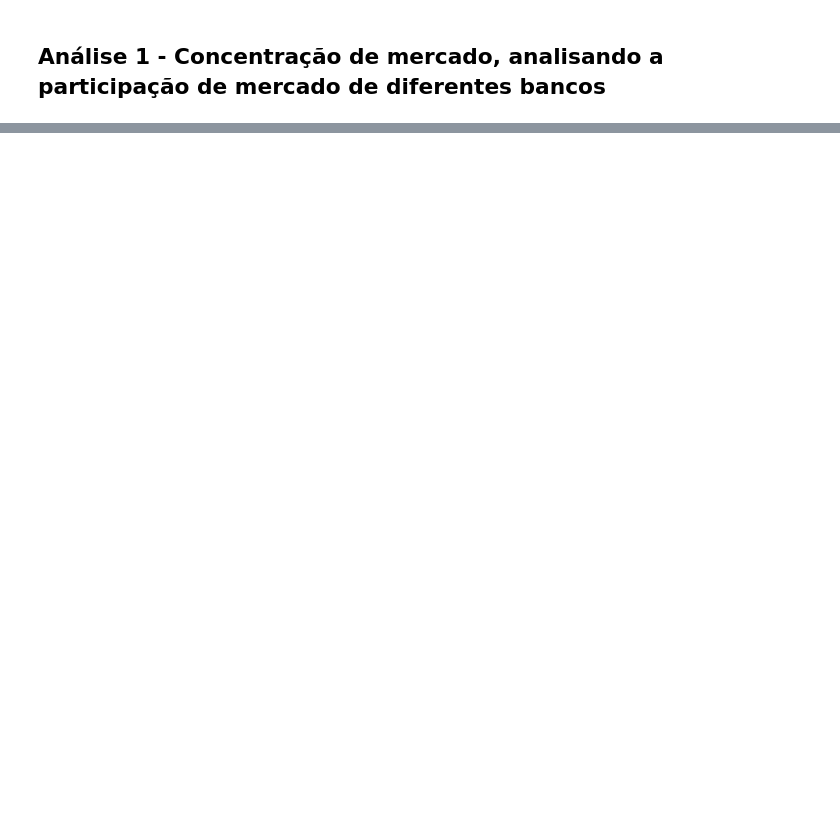
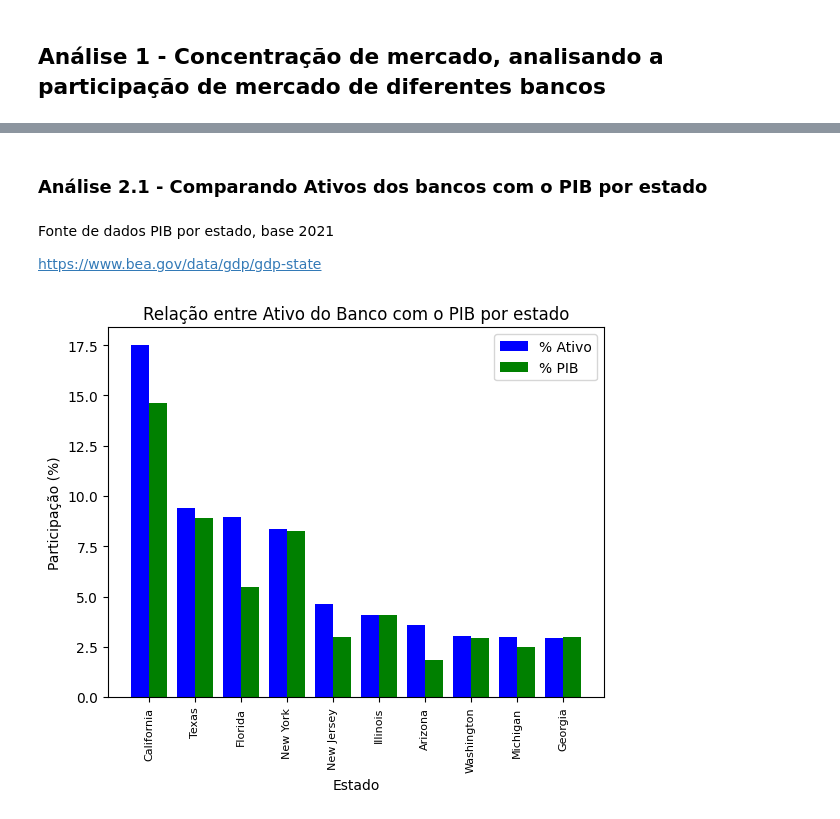
Before and after one commit to Victordelete/proj_tecnicas_prog_I, a Jupyter notebook: dataset_analysis.ipynb, the cells around one changed output, grey strips where cells are left out. Saved outputs shown, nothing was run; the diff lists cells and outputs as text; code cells hidden in the pictures; blank space fills up the shorter version.

```diff
--- a/dataset_analysis.ipynb
+++ b/dataset_analysis.ipynb
@@ -77,0 +155,60 @@ Error:
+# %% [markdown]
+### Análise 2.1 - Comparando Ativos dos bancos com o PIB por estado
+# %% [markdown]
+Fonte de dados PIB por estado, base 2021
+
+https://www.bea.gov/data/gdp/gdp-state
+# %%
+# Os dados podem ser adquiridos diretamente pela API do bea.gov, mas como são dados simples e
+# de fácil importação por csv foi optado por esta maneira
+# Carregar os dados e apresentar cabeçalho do df (DataFrame)
+df_gdp = pd.read_csv('Gross_Domestic_Product_by_State_2021.csv')
+
+# Realizando a junção dos dados do dataset estadual com o valor do PIB por estado
+juncao_ativos_com_pib = media_por_estado.merge(df_gdp, left_on='STNAMEBR', right_on='state')
+
+# Excluindo a coluna 'state' do DataFrame gerado pela união
+juncao_ativos_com_pib = juncao_ativos_com_pib.drop('state', axis=1)
+
+# Somando valores das colunas Asset e gdp, para calcular o total. Criando as colunas 'ASSET_%' e '2021gdp_%'
+# representam o valor em porcentagem do total para cada estado
+
+juncao_ativos_com_pib['ASSET_%'] = juncao_ativos_com_pib['ASSET'].div(juncao_ativos_com_pib['ASSET'].sum()) * 100
+juncao_ativos_com_pib['2021gdp_%'] = juncao_ativos_com_pib['2021gdp'].div(juncao_ativos_com_pib['2021gdp'].sum()) * 100
+
+# Organizando o DataFrame pelo valor do ativo de cada estado
+
+juncao_ativos_com_pib = juncao_ativos_com_pib.sort_values(by='ASSET', ascending=False)
+
+# Criando um gráfico com os dados
+# Para melhor visualização em formato gráfico, utilizamos somente os 10 maiores
+# Exibindo somente os 10 maiores
+
+# Configuração para apresentação de gráfico de barras agrupadas
+x = np.arange(len(ativos_pib_top_10))
+width = 0.40
+
+# Definido as barras do gráfico
+plt.bar(x-(width/2), ativos_pib_top_10['ASSET_%'], width, color='blue', label='% Ativo')
+plt.bar(x+(width/2), ativos_pib_top_10['2021gdp_%'], width, color='green', label='% PIB')
+
+# Obtendo nome dos estados pela coluna 'STNAMEBR'
+lista_estados = ativos_pib_top_10['STNAMEBR']
+
+# Definindo os rótulos do eixo x com os nomes dos estados
+plt.xticks(x, lista_estados, rotation=90, fontsize=8)
+
+# Adicionando um título
+plt.title('Relação entre Ativo do Banco com o PIB por estado')
+
+# Adicionando títulos dos eixos x e y
+plt.xlabel('Estado')
+plt.ylabel('Participação (%)')
+
+# Adicionando as legendas das barras
+plt.legend()
+
+# Mostrando o gráfico
+plt.show()
+# %% [output]
+[figure, added]
```
Also changed, not shown: parts of 8 cells of this notebook.
